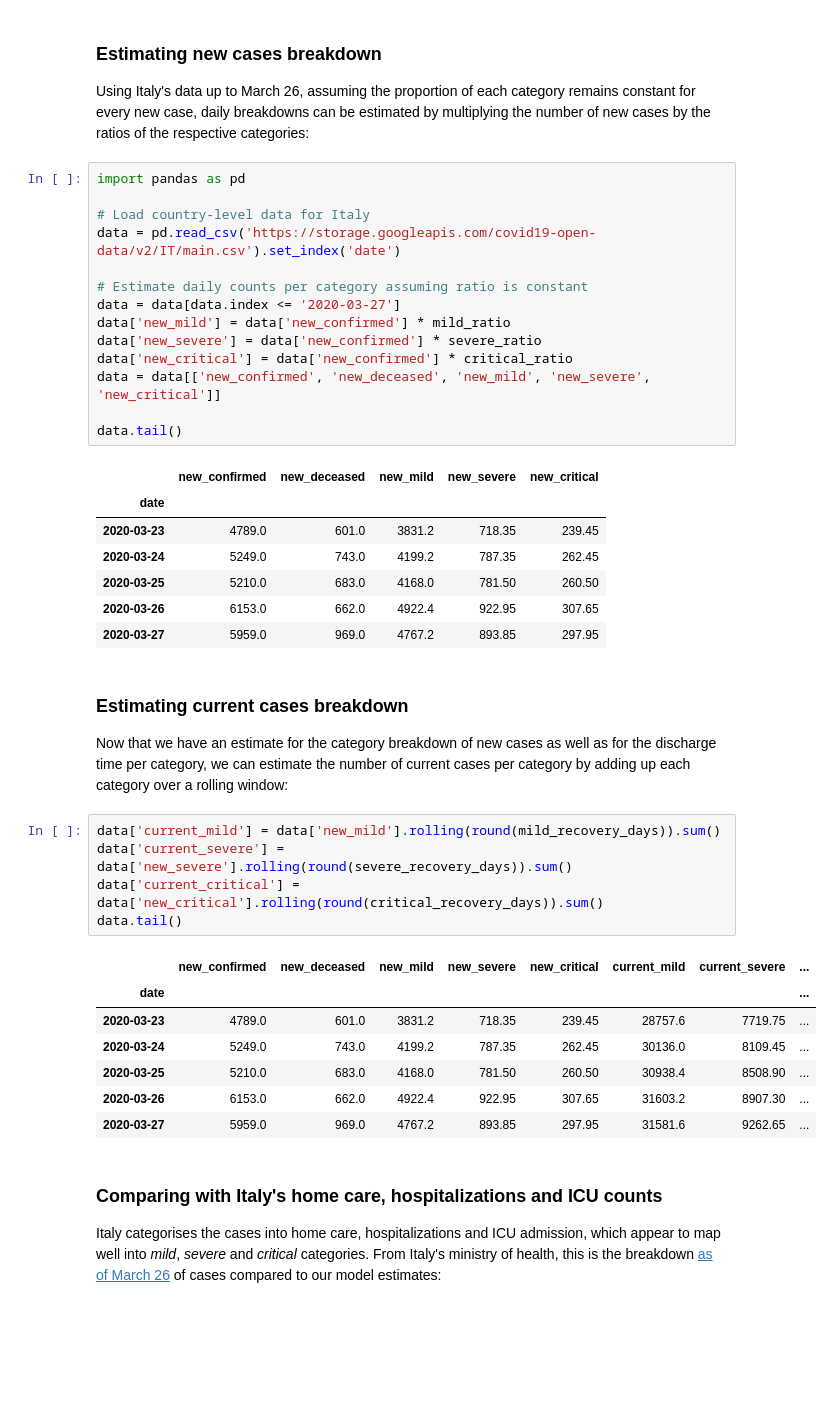
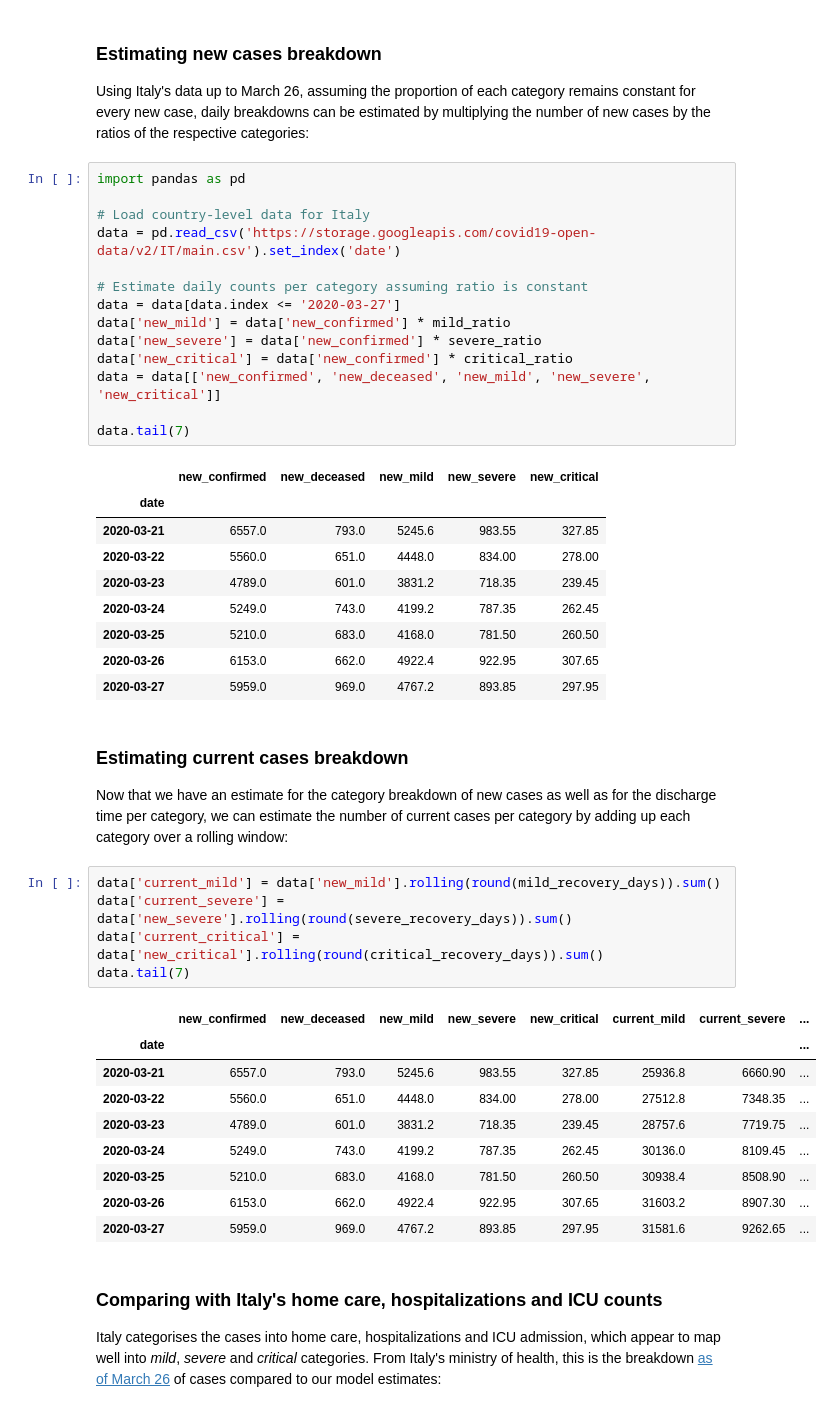
Before and after one commit to dru-44/PDA, a Jupyter notebook: Covid_19_dataset_2.ipynb, the cells around one changed output. Drawn from its saved outputs; the diff is of its cells as text; blank space fills up the shorter version.

```diff
--- a/Covid_19_dataset_2.ipynb
+++ b/Covid_19_dataset_2.ipynb
@@ -70,10 +70,12 @@ data['new_severe'] = data['new_confirmed'] * severe_ratio
 data['new_critical'] = data['new_confirmed'] * critical_ratio
 data = data[['new_confirmed', 'new_deceased', 'new_mild', 'new_severe', 'new_critical']]
 
-data.tail()
+data.tail(7)
 # %% [output]
 |  | new_confirmed | new_deceased | new_mild | new_severe | new_critical |
 | date |  |  |  |  |  |
+| 2020-03-21 | 6557.0 | 793.0 | 5245.6 | 983.55 | 327.85 |
+| 2020-03-22 | 5560.0 | 651.0 | 4448.0 | 834.00 | 278.00 |
 | 2020-03-23 | 4789.0 | 601.0 | 3831.2 | 718.35 | 239.45 |
 | 2020-03-24 | 5249.0 | 743.0 | 4199.2 | 787.35 | 262.45 |
 | 2020-03-25 | 5210.0 | 683.0 | 4168.0 | 781.50 | 260.50 |
@@ -85,11 +87,13 @@ Now that we have an estimate for the category breakdown of new cases as well as
 # %%
 data['current_mild'] = data['new_mild'].rolling(round(mild_recovery_days)).sum()
 data['current_severe'] = data['new_severe'].rolling(round(severe_recovery_days)).sum()
 data['current_critical'] = data['new_critical'].rolling(round(critical_recovery_days)).sum()
-data.tail()
+data.tail(7)
 # %% [output]
 |  | new_confirmed | new_deceased | new_mild | new_severe | new_critical | current_mild | current_severe | ... |
 | date |  |  |  |  |  |  |  | ... |
+| 2020-03-21 | 6557.0 | 793.0 | 5245.6 | 983.55 | 327.85 | 25936.8 | 6660.90 | ... |
+| 2020-03-22 | 5560.0 | 651.0 | 4448.0 | 834.00 | 278.00 | 27512.8 | 7348.35 | ... |
 | 2020-03-23 | 4789.0 | 601.0 | 3831.2 | 718.35 | 239.45 | 28757.6 | 7719.75 | ... |
 | 2020-03-24 | 5249.0 | 743.0 | 4199.2 | 787.35 | 262.45 | 30136.0 | 8109.45 | ... |
 | 2020-03-25 | 5210.0 | 683.0 | 4168.0 | 781.50 | 260.50 | 30938.4 | 8508.90 | ... |
```
